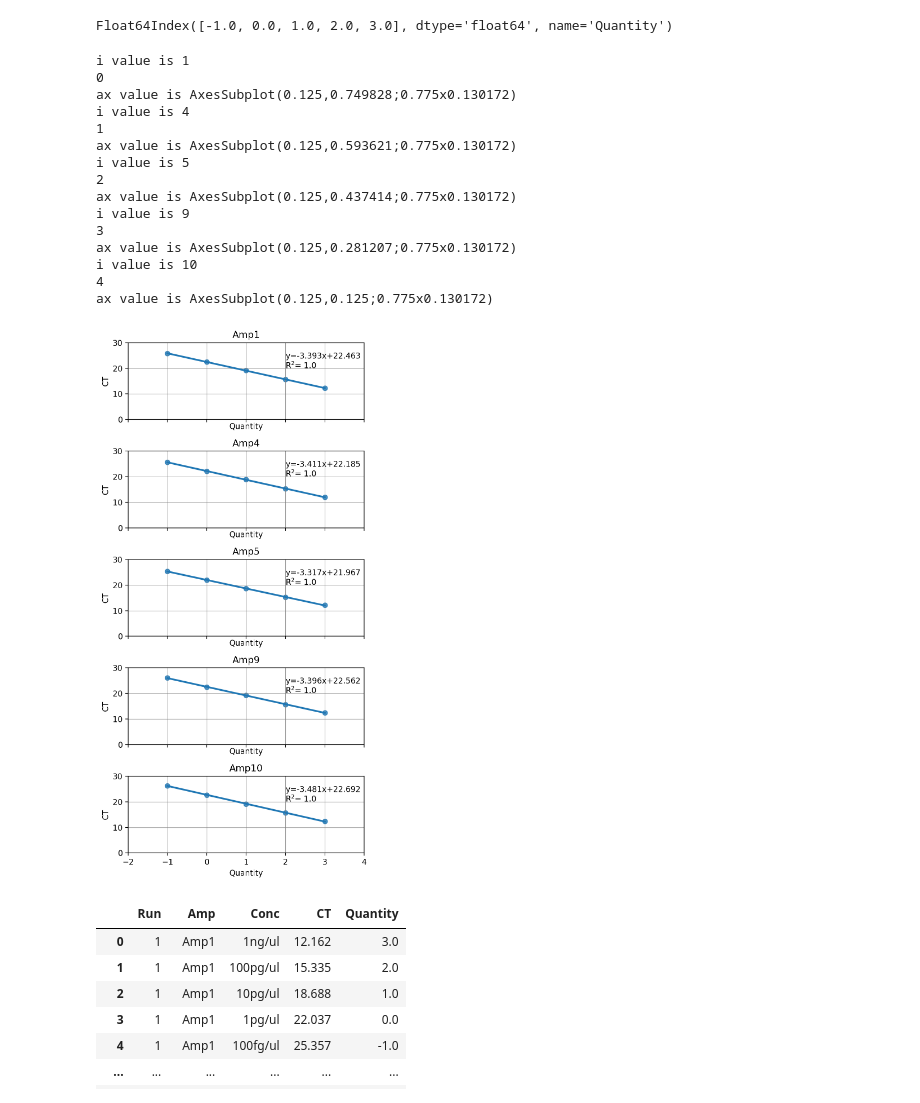
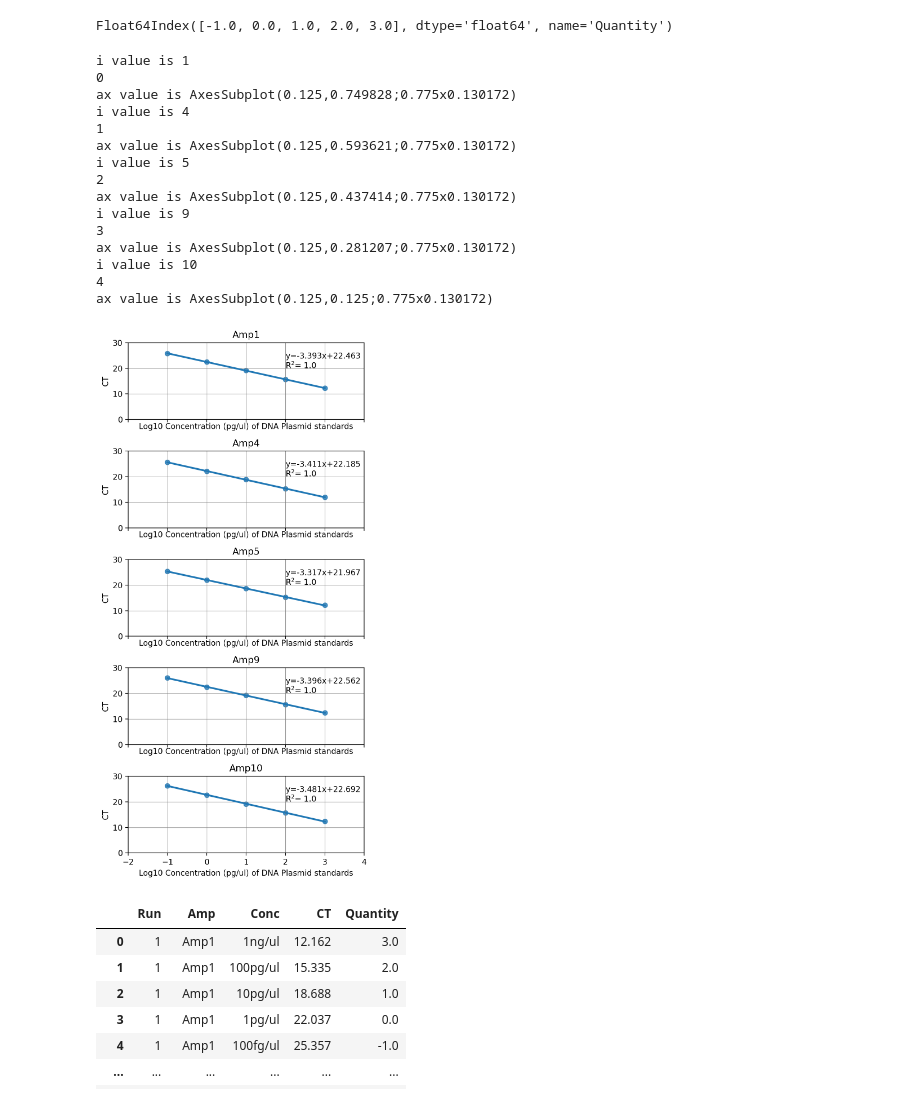
Before and after one commit to harAtEA/residual-plasmid-python, a Jupyter notebook: residual plasmid/compiled primer runs 2 to 5.ipynb, the cells around one changed output. Drawn from its saved outputs; the diff is of its cells as text; code cells hidden in the pictures.

Commit message:
changed title
changed plot axis title

```diff
--- a/residual plasmid/compiled primer runs 2 to 5.ipynb
+++ b/residual plasmid/compiled primer runs 2 to 5.ipynb
@@ -1106,7 +1106,7 @@ dict_for_amp['Amp1'].groupby(by='Quantity').mean().index
 # %% [output]
 Float64Index([-1.0, 0.0, 1.0, 2.0, 3.0], dtype='float64', name='Quantity')
 # %%
-## testing plots with subplots with loop # works!!!!
+## testing plots with subplots with loop # works!!!! # so this is being used
 #fig, ((ax1,ax2),(ax3,ax4),(ax5,ax6)) = plt.subplots(nrows=3,ncols=2,
 #                                                    figsize=(10,8),
 #                                                    #dpi=300,
@@ -1147,34 +1147,38 @@ for ax,(n,i) in zip(axs.ravel(),enumerate([1,4,5,9,10])):
     ax.annotate("y={}x+{}\nR$^2$= {}".format(reg_stats['slope'][n].round(decimals=3),
                                          reg_stats['intercept'][n].round(decimals=3),
                                          -1 * reg_stats['r_value'][n].round(decimals=3)
                                         ),
              xy=(2,20)
             )
 
     # setting the axes limits
     plt.setp(ax,
              xlim = (-2,4),
              ylim= (0,30)
         )
 
+    # setting the x label for all the graphs
+    ax.set_xlabel('Log10 Concentration (pg/ul) of DNA Plasmid standards')
+
+# saving the plot
 plt.savefig('compiledPlots.png')
 # %% [output]
 i value is 1
 0
 ax value is AxesSubplot(0.125,0.749828;0.775x0.130172)
 i value is 4
 1
 ax value is AxesSubplot(0.125,0.593621;0.775x0.130172)
 i value is 5
 2
 ax value is AxesSubplot(0.125,0.437414;0.775x0.130172)
 i value is 9
 3
 ax value is AxesSubplot(0.125,0.281207;0.775x0.130172)
 i value is 10
 4
 ax value is AxesSubplot(0.125,0.125;0.775x0.130172)
-[figure, old version]
+[figure, new version]
 # %%
 # %% [output]
 |  | Run | Amp | Conc | CT | Quantity |
```
Also changed, not shown: parts of 20 cells of this notebook, 1 other file.
